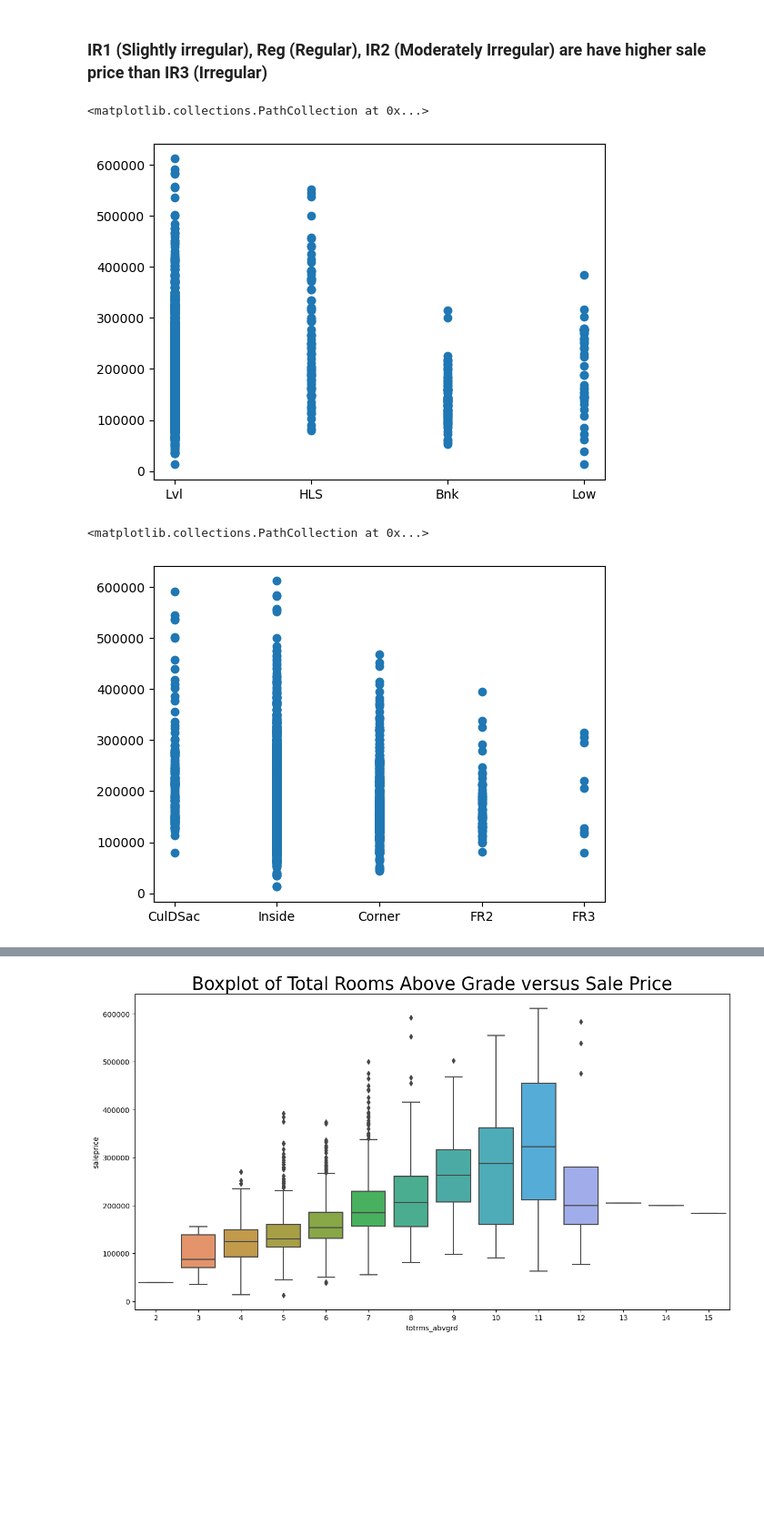
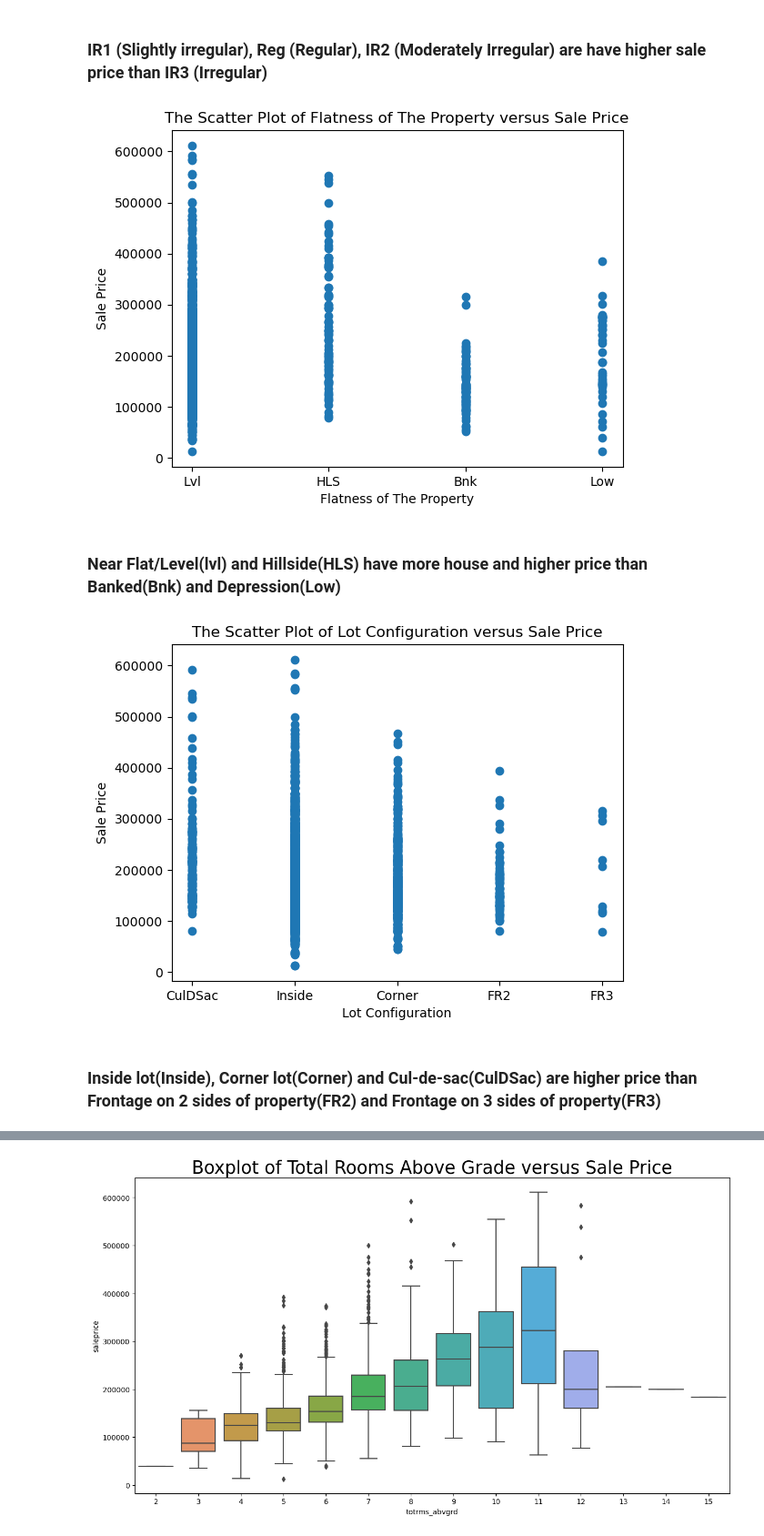
Before and after one commit to tkhong95/ames_housing_prediction, a Jupyter notebook: code/01_cleaning_eda.ipynb, the cells around one changed output, grey strips where cells are left out. Shown at 91% size. Drawn from its saved outputs; the diff is of its cells as text; code cells hidden in the pictures; blank space fills up the shorter version.

```diff
--- a/code/01_cleaning_eda.ipynb
+++ b/code/01_cleaning_eda.ipynb
@@ -322,13 +324,21 @@ plt.title('The Boxplot of Lot Shape versus Sale Price');
 ### IR1 (Slightly irregular), Reg (Regular), IR2 (Moderately Irregular) are have higher sale price than IR3 (Irregular)
 # %%
 plt.scatter(train['land_contour'],train['saleprice'])
+plt.xlabel('Flatness of The Property')
+plt.ylabel('Sale Price')
+plt.title('The Scatter Plot of Flatness of The Property versus Sale Price');
 # %% [output]
-<matplotlib.collections.PathCollection at 0x...>
-[figure, old version]
+[figure, new version]
+# %% [markdown]
+### Near Flat/Level(lvl) and Hillside(HLS) have more house and higher price than Banked(Bnk) and Depression(Low)
 # %%
 plt.scatter(train['lot_config'],train['saleprice'])
+plt.xlabel('Lot Configuration')
+plt.ylabel('Sale Price')
+plt.title('The Scatter Plot of Lot Configuration versus Sale Price');
 # %% [output]
-<matplotlib.collections.PathCollection at 0x...>
-[figure, old version]
+[figure, new version]
+# %% [markdown]
+### Inside lot(Inside), Corner lot(Corner) and Cul-de-sac(CulDSac) are higher price than Frontage on 2 sides of property(FR2) and Frontage on 3 sides of property(FR3)
 # %%
 plt.scatter(train['central_air'],train['saleprice'])
```
Also changed, not shown: parts of 30 cells of this notebook, 1 other file.
